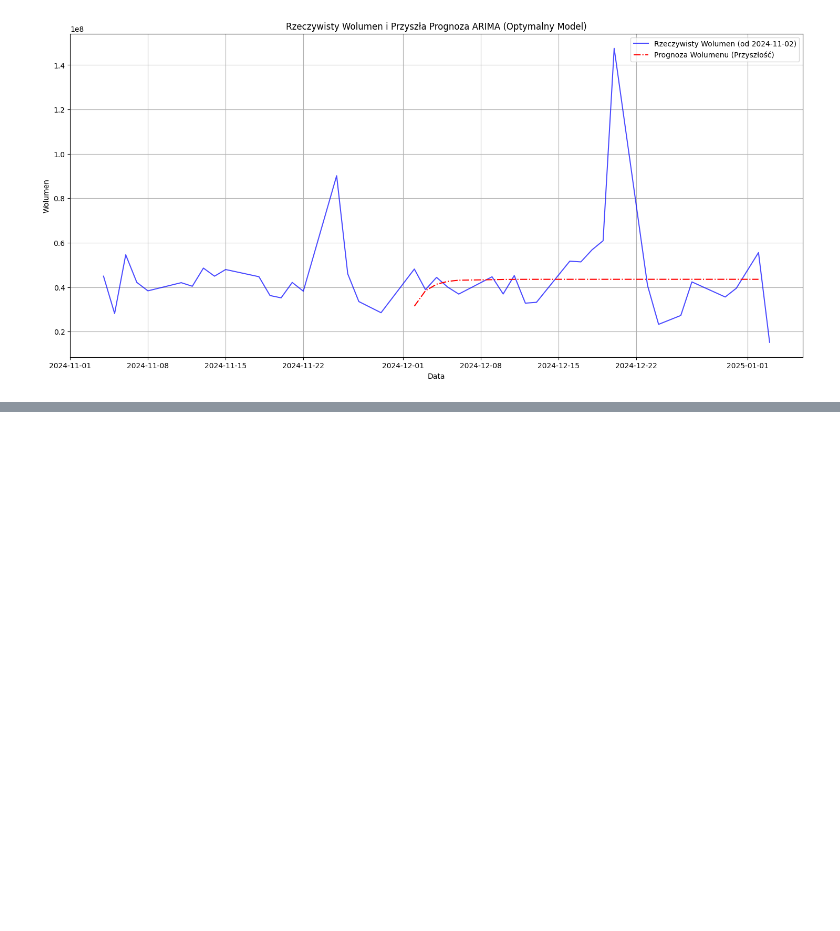
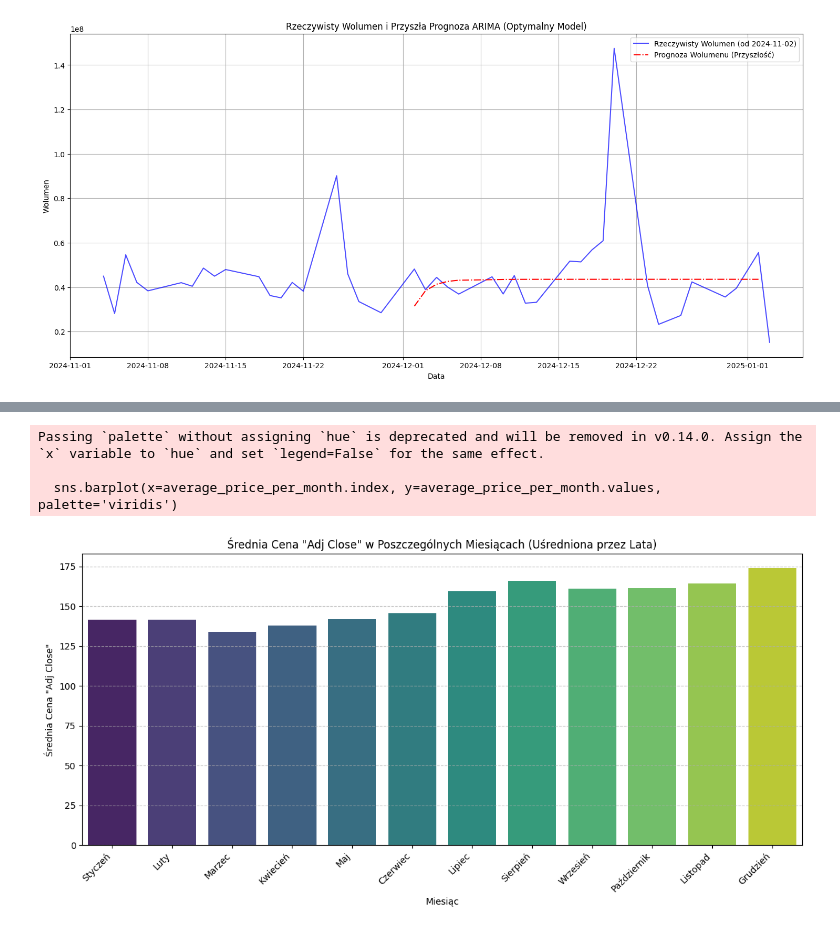
Before and after one commit to KawiorPL/ForcastingStockPriceApple, a Jupyter notebook: Hard-Predict.ipynb, the cells around one changed output, grey strips where cells are left out. Drawn from its saved outputs; the diff is of its cells as text; code cells hidden in the pictures; blank space fills up the shorter version.

```diff
--- a/Hard-Predict.ipynb
+++ b/Hard-Predict.ipynb
@@ -1226,3 +1226,20 @@ KeyboardInterrupt:
 # %%
 # %% [output]
 [figure]
+# %%
+data = pd.read_csv('data/apple_stock.csv')
+data = data[['Unnamed: 0', 'Adj Close']]
+columndate = data.dtypes.loc[data.dtypes == 'object'].index[0]
+data[columndate] = pd.to_datetime(data[columndate])
+data.set_index(columndate, inplace=True)
+
+end_date = data.index.max()
+start_date_5_years_ago = end_date - pd.DateOffset(years=5)
+
+
+df_recent = data.loc[start_date_5_years_ago:end_date].copy()
+data = df_recent
+
+
+
+data
@@ -1228,0 +1261,29 @@ KeyboardInterrupt:
+# %%
+df = data.copy()
+df['Month'] = df.index.month
+df['Year'] = df.index.year
+# Oblicz średnią cenę dla każdego miesiąca (uśrednioną przez wszystkie lata)
+average_price_per_month = df.groupby('Month')['Adj Close'].mean()
+
+# Mapowanie numerów miesięcy na nazwy miesięcy dla lepszej czytelności
+month_names = {
+    1: 'Styczeń', 2: 'Luty', 3: 'Marzec', 4: 'Kwiecień',
+    5: 'Maj', 6: 'Czerwiec', 7: 'Lipiec', 8: 'Sierpień',
+    9: 'Wrzesień', 10: 'Październik', 11: 'Listopad', 12: 'Grudzień'
+}
+average_price_per_month.index = average_price_per_month.index.map(month_names)
+
+plt.figure(figsize=(12, 6))
+sns.barplot(x=average_price_per_month.index, y=average_price_per_month.values, palette='viridis')
+plt.title('Średnia Cena "Adj Close" w Poszczególnych Miesiącach (Uśredniona przez Lata)')
+plt.xlabel('Miesiąc')
+plt.ylabel('Średnia Cena "Adj Close"')
+plt.xticks(rotation=45, ha='right')
+plt.grid(axis='y', linestyle='--', alpha=0.7)
+plt.tight_layout()
+plt.show()
+# %% [output]
+Passing `palette` without assigning `hue` is deprecated and will be removed in v0.14.0. Assign the `x` variable to `hue` and set `legend=False` for the same effect.
+
+  sns.barplot(x=average_price_per_month.index, y=average_price_per_month.values, palette='viridis')
+[figure, added]
```
Also changed, not shown: parts of 3 cells of this notebook, 15 other files.
